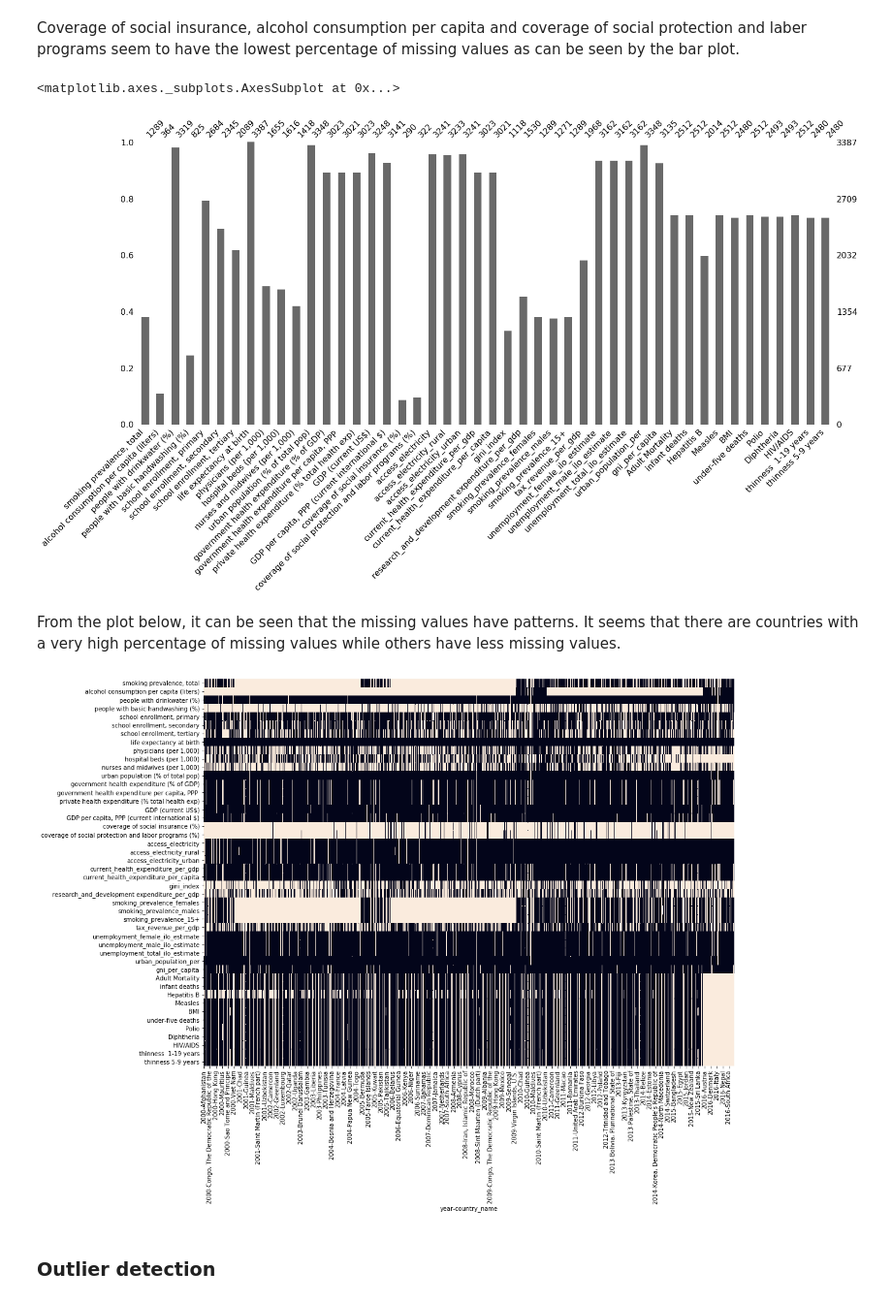
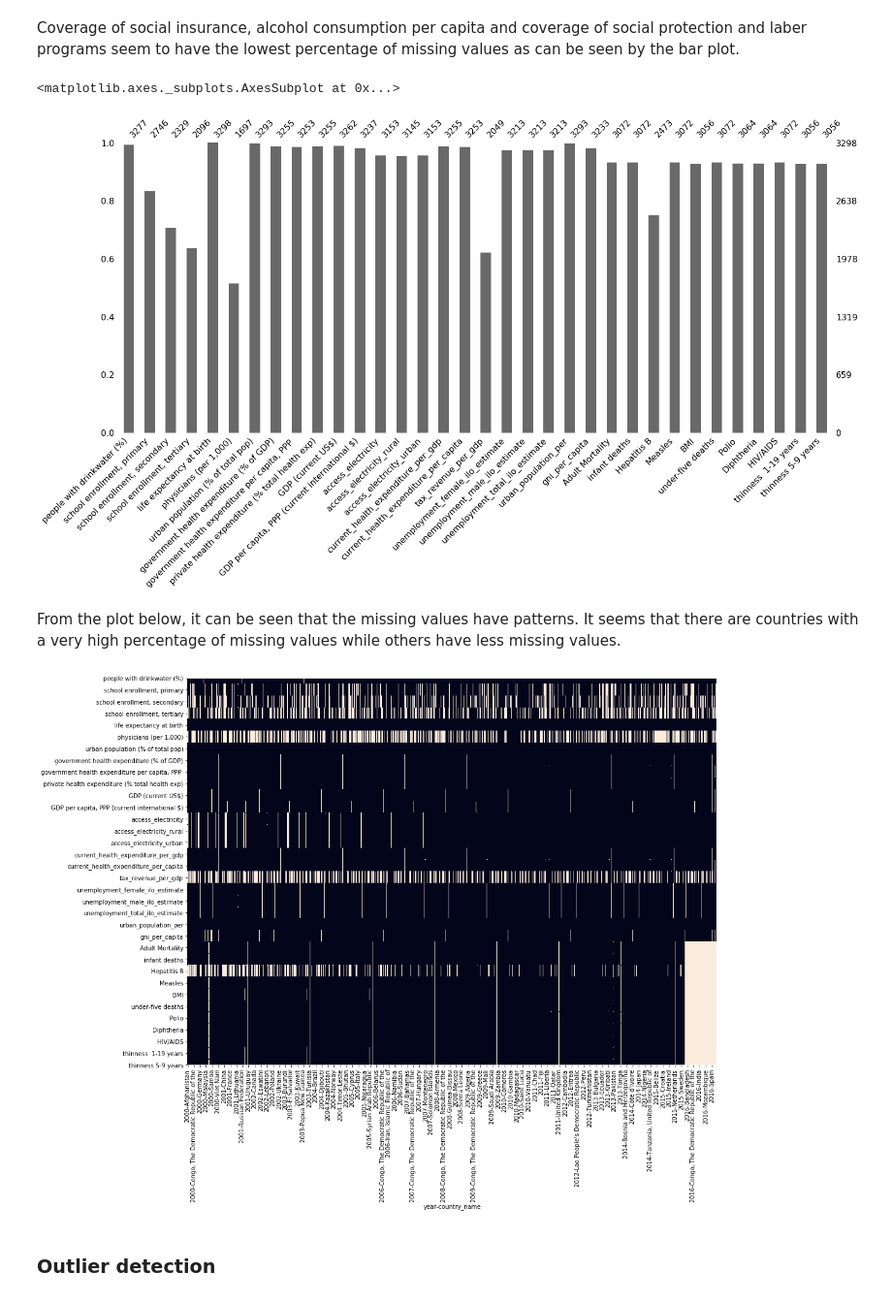
Before and after one commit to MarouaJaoua/DataStewardship1, a Jupyter notebook: data_merge.ipynb, the cells around one changed output. Shown at 97% size. Saved outputs shown, nothing was run; the diff lists cells and outputs as text; code cells hidden in the pictures.

Commit message:
added male female life expectancy. unified country names before merge. deleted columns, years, countries with high nan.

```diff
--- a/data_merge.ipynb
+++ b/data_merge.ipynb
@@ -336,0 +403,4 @@ array(['Kosovo'], dtype=object)
+# %%
+def delete_country_high_nan(data_trimmed):
+    return data_trimmed.drop(countries_to_delete, level=1)
+data_cleaned = delete_country_high_nan(data_trimmed)
@@ -336,0 +409,11 @@ array(['Kosovo'], dtype=object)
+# %%
+def percentage_missing_columns(df):
+    num = len(df.index)
+    percentage = []
+    for column in df.columns:
+        per = df[column].isnull().sum()/num * 100
+        percentage.append(round(per, 2))
+    return pd.DataFrame({"Percentage": percentage },
+                        index = df.columns).sort_values("Percentage", ascending=True)
+columns_percentage_missing = percentage_missing_columns(data_cleaned)
+columns_percentage_missing.sample(5)
@@ -336,0 +427,5 @@ array(['Kosovo'], dtype=object)
+# %%
+columns_to_delete = list(columns_percentage_missing[columns_percentage_missing.Percentage \
+                                                        >= 50].index)
+print("The number of columns that will be deleted is", len(columns_to_delete), ".")
+print("The columns to delete are", ", ".join(columns_to_delete), ".")
@@ -336,0 +435,4 @@ array(['Kosovo'], dtype=object)
+# %%
+def delete_column_high_nan(data_cleaned):
+    return data_cleaned.drop(columns_to_delete, axis=1)
+data_cleaned = delete_column_high_nan(data_cleaned)
@@ -407,17 +491,17 @@ thinness 5-9 years      26.78% missing
 # %% [markdown]
 Coverage of social insurance, alcohol consumption per capita and coverage of social protection and laber programs seem to have the lowest percentage of missing values as can be seen by the bar plot.
 # %%
-msno.bar(data_corrected)
+msno.bar(data_cleaned)
 # %% [output]
 <matplotlib.axes._subplots.AxesSubplot at 0x...>
-[figure, old version]
+[figure, new version]
 # %% [markdown]
 From the plot below, it can be seen that the missing values have patterns. It seems that there are countries with a very high percentage of missing values while others have less missing values.
 # %%
 fig, ax = plt.subplots(figsize=(16,12))
-sns.heatmap(data_corrected.T.isnull(), cbar=False);
+sns.heatmap(data_cleaned.T.isnull(), cbar=False);
 # %% [output]
-[figure, old version]
+[figure, new version]
 # %% [markdown]
 ### Outlier detection
 # %%
```
Also changed, not shown: parts of 32 cells of this notebook, 1 other file.
